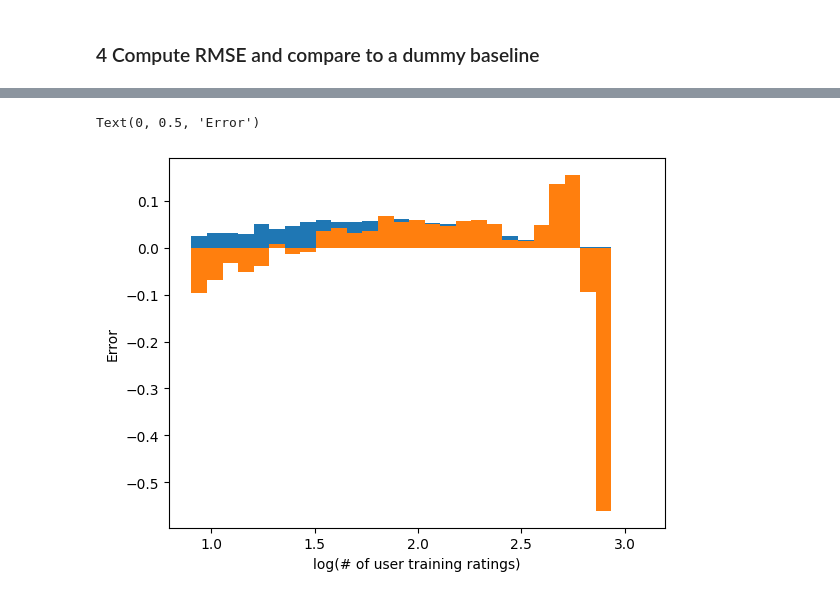
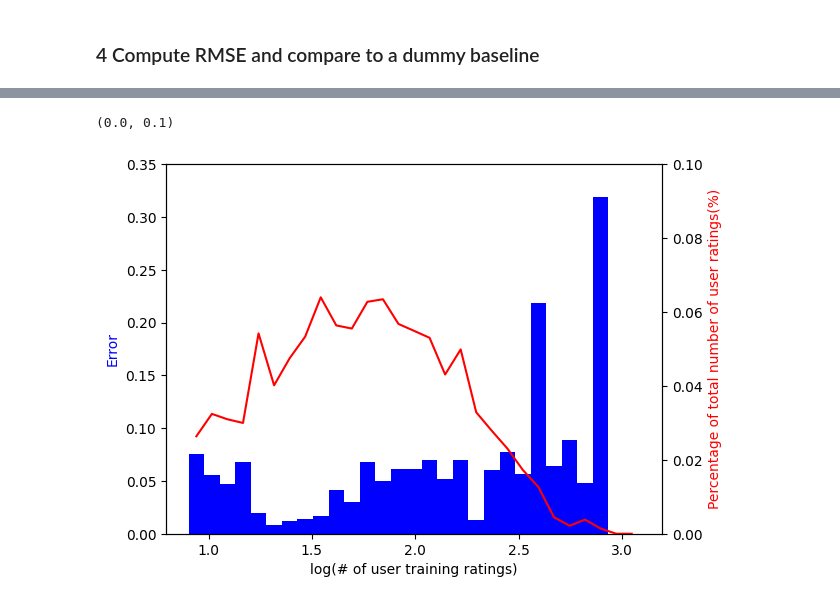
Before and after one commit to pietro-tanure/Projects, a Jupyter notebook: imdb/movie_recommendation_model.ipynb, the cells around one changed output, grey strips where cells are left out. Cells and saved outputs as stored; diff of their text form; code cells hidden in the pictures.

```diff
--- a/imdb/movie_recommendation_model.ipynb
+++ b/imdb/movie_recommendation_model.ipynb
@@ -360,15 +348,19 @@ x_user_feat_train['user_rating_interval'] = pd.cut(x_user_feat_train['log_user_r
 error_per_user = x_user_feat_train.groupby('user_rating_interval')['error'].mean()
 error_per_user = pd.merge(pd.DataFrame(quant+(quant[1]-quant[0])/2), error_per_user, left_index=True, right_index=True, how='left').fillna(0).iloc[:-1]
 error_per_user = pd.merge(error_per_user, x_user_feat_train['user_rating_interval'].value_counts(), left_index=True, right_index=True, how='left').fillna(0).iloc[:-1]
-
-fig, ax = plt.subplots()
-bars = ax.bar(error_per_user[0], error_per_user['count']/error_per_user.sum()['count'], width=quant[1]-quant[0])
-ax.set_xlabel('log(# of user training ratings)')
-ax.set_ylabel('Error')
-
-bars = ax.bar(error_per_user[0], error_per_user['error'], width=quant[1]-quant[0])
-ax.set_xlabel('log(# of user training ratings)')
-ax.set_ylabel('Error')
-# %% [output]
-Text(0, 0.5, 'Error')
-[figure, removed]
+# %%
+fig, ax = plt.subplots()
+# fig, ax = plt.subplots()
+bars = ax.bar(error_per_user[0], error_per_user['error'].abs(), width=quant[1]-quant[0], color='b')
+ax.set_xlabel('log(# of user training ratings)')
+ax.set_ylabel('Error', color='blue')
+ax.set_ylim([0,0.35])
+
+ax2 = ax.twinx()
+bars2 = ax2.plot(error_per_user[0], error_per_user['count']/error_per_user.sum()['count'], color='r')
+ax2.set_xlabel('log(# of user training ratings)')
+ax2.set_ylabel('Percentage of total number of user ratings(%)', color='r')
+ax2.set_ylim([0,0.1])
+# %% [output]
+(0.0, 0.1)
+[figure, added]
```
Also changed, not shown: parts of 9 cells of this notebook, 2 other files.
